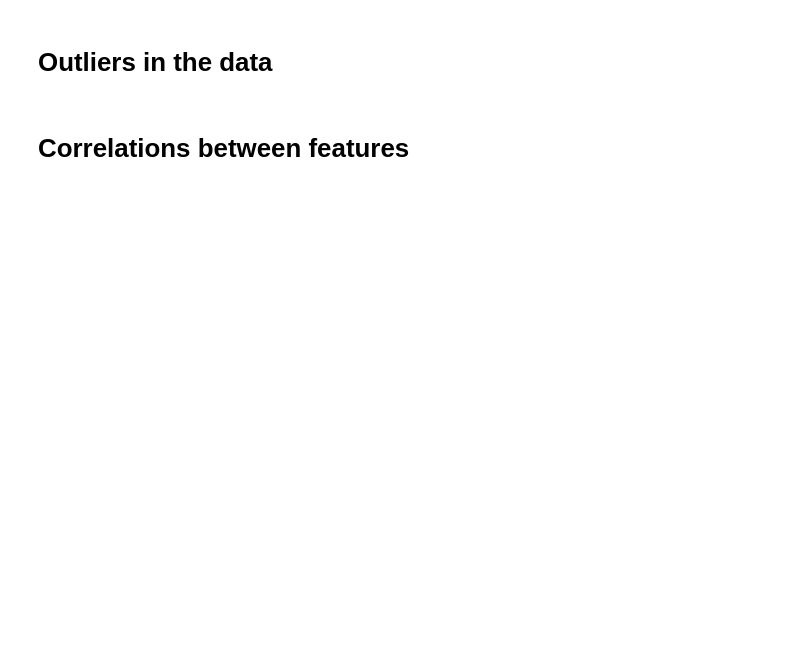
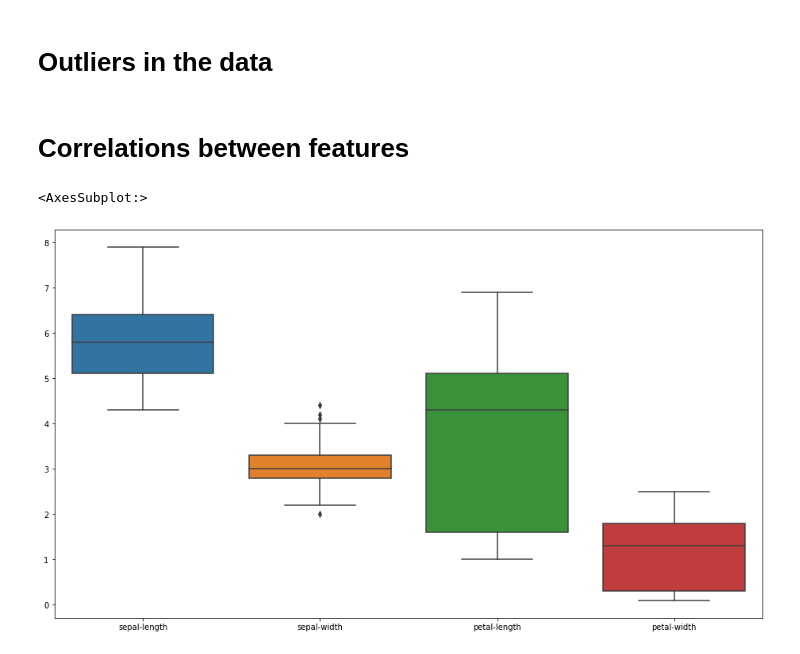
Before and after one commit to zualexander/mlexercises, a Jupyter notebook: 01 Exercise Analysis and quality control of data.ipynb, the cells around one changed output. Cells and saved outputs as stored; diff of their text form; code cells hidden in the pictures; blank space fills up the shorter version.

```diff
--- a/01 Exercise Analysis and quality control of data.ipynb
+++ b/01 Exercise Analysis and quality control of data.ipynb
@@ -266,3 +284,10 @@ iris_data = iris_non.to_dict('records')
 iris_data[:2]
 # %%
 hip.Experiment.from_iterable(iris_data).display(force_full_width=True)
+# %%
+iris_x = iris_non.drop('class', 1)
+# %%
+sns.boxplot(data=iris_x)
+# %% [output]
+<AxesSubplot:>
+[figure, added]
```
Also changed, not shown: parts of 7 cells of this notebook, 1 other file.
